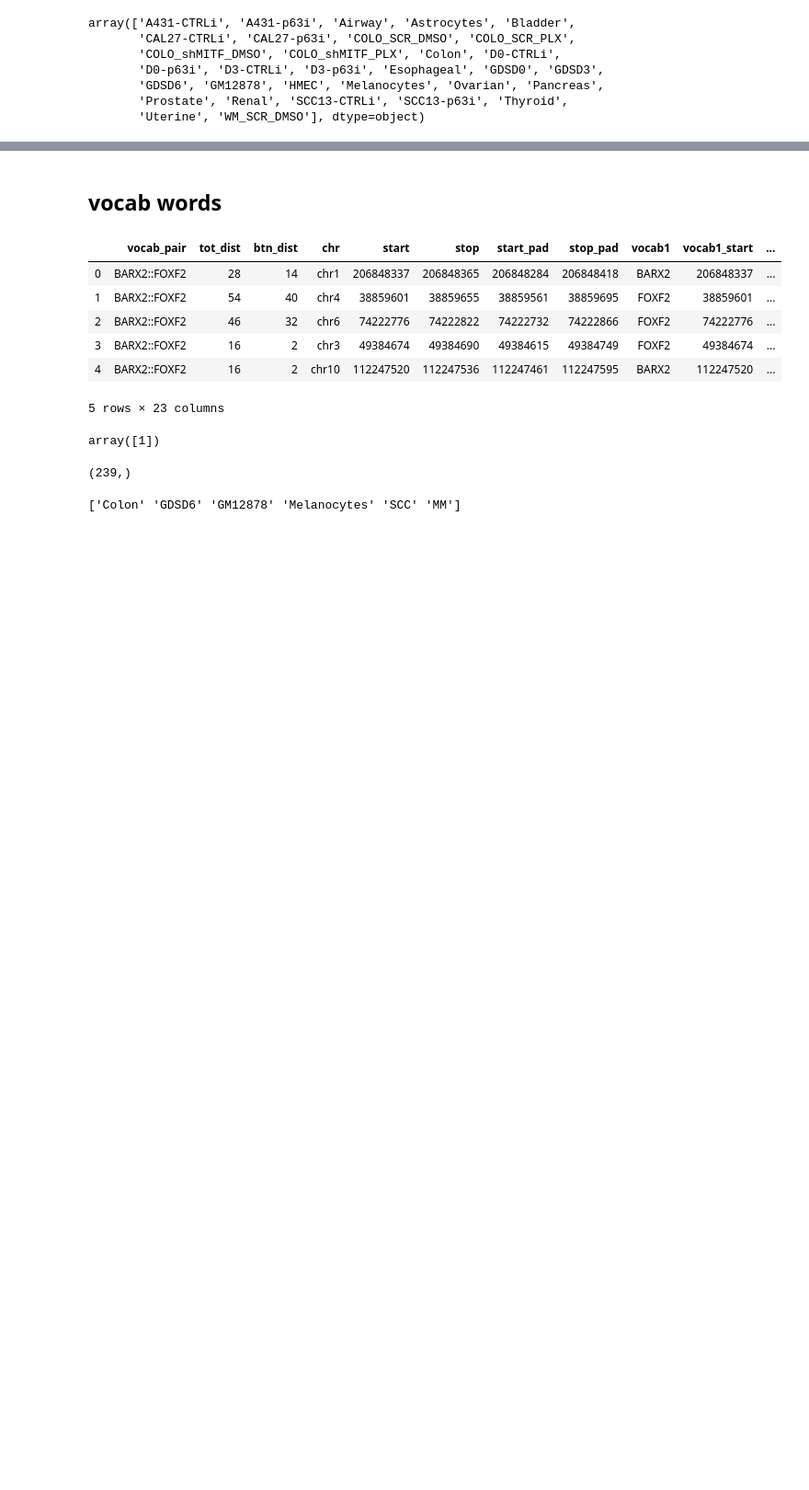
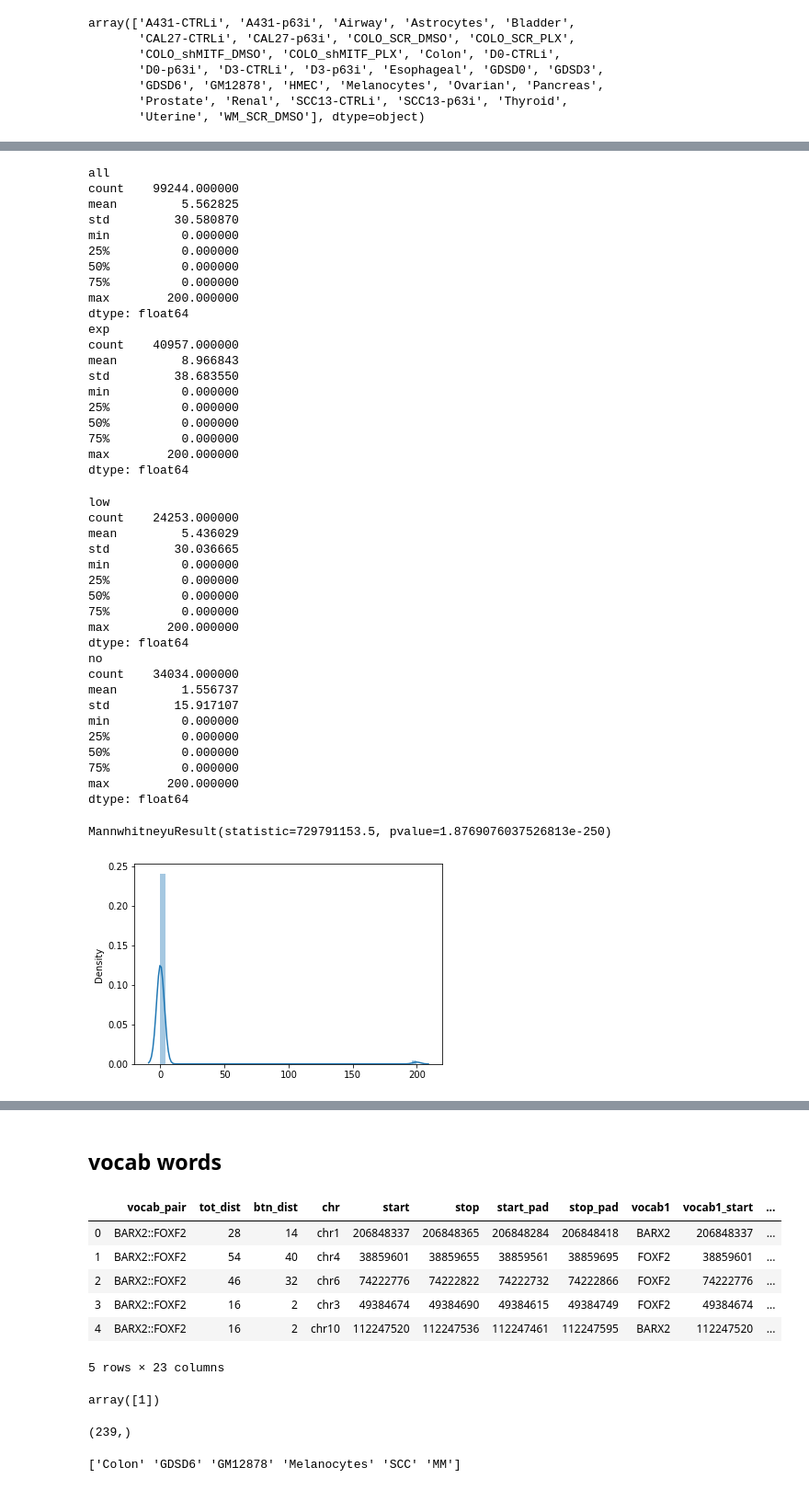
Before and after one commit to mguo123/pan_omics, a Jupyter notebook: notebooks/9B_vocab_goterms.ipynb, the cells around one changed output, grey strips where cells are left out. Shown at 92% size. Drawn from its saved outputs; the diff is of its cells as text; code cells hidden in the pictures; blank space fills up the shorter version.

```diff
--- a/notebooks/9B_vocab_goterms.ipynb
+++ b/notebooks/9B_vocab_goterms.ipynb
@@ -82,0 +135,76 @@ Wall time: 1min 32s
+# %%
+# number total tfs ued
+# outliers excludinded
+max_value = 100*2 # more than 2 standard devs about
+sum_counts = (data_all[data_all.tissue.isin(normal_tissues)].iloc[:,5:]).sum(axis=1)
+sum_counts[sum_counts>max_value] = max_value
+print('all')
+print(sum_counts.describe())
+
+sum_counts_exp = sum_counts[data_all[data_all.tissue.isin(normal_tissues)].exp>1]
+sum_counts_exp[sum_counts_exp>max_value] = max_value
+print('exp')
+print(sum_counts_exp.describe())
+sns.distplot(sum_counts)
+
+sum_counts_nolowexp = sum_counts[(data_all[data_all.tissue.isin(normal_tissues)].exp<=1)&(data_all[data_all.tissue.isin(normal_tissues)].exp>1e-3)]
+sum_counts_nolowexp[sum_counts_nolowexp>max_value] = max_value
+print('low')
+print(sum_counts_nolowexp.describe())
+
+sum_counts_noexp = sum_counts[data_all[data_all.tissue.isin(normal_tissues)].exp<=1e-3]
+sum_counts_noexp[sum_counts_noexp>max_value] = max_value
+print('no')
+print(sum_counts_noexp.describe())
+
+# test by mann-whitney
+from scipy.stats import mannwhitneyu, t
+mannwhitneyu(sum_counts_exp, sum_counts_noexp, alternative='greater')
+
+
+# sum_counts = data_all_comb[data_all_comb.tissue.isin(normal_tissues)].groupby('tissue').sum()
+# sum_counts = sum_counts.drop(['exp','num_loop_counts','num_loops',
+#                  'num_atac_regions_pro','num_atac_regions_loop'], axis=1)
+# %% [output]
+all
+count    99244.000000
+mean         5.562825
+std         30.580870
+min          0.000000
+25%          0.000000
+50%          0.000000
+75%          0.000000
+max        200.000000
+dtype: float64
+exp
+count    40957.000000
+mean         8.966843
+std         38.683550
+min          0.000000
+25%          0.000000
+50%          0.000000
+75%          0.000000
+max        200.000000
+dtype: float64
+low
+count    24253.000000
+mean         5.436029
+std         30.036665
+min          0.000000
+25%          0.000000
+50%          0.000000
+75%          0.000000
+max        200.000000
+dtype: float64
+no
+count    34034.000000
+mean         1.556737
+std         15.917107
+min          0.000000
+25%          0.000000
+50%          0.000000
+75%          0.000000
+max        200.000000
+dtype: float64
+MannwhitneyuResult(statistic=729791153.5, pvalue=1.8769076037526813e-250)
+[figure, added]
```
Also changed, not shown: parts of 55 cells of this notebook, 43 other files.
